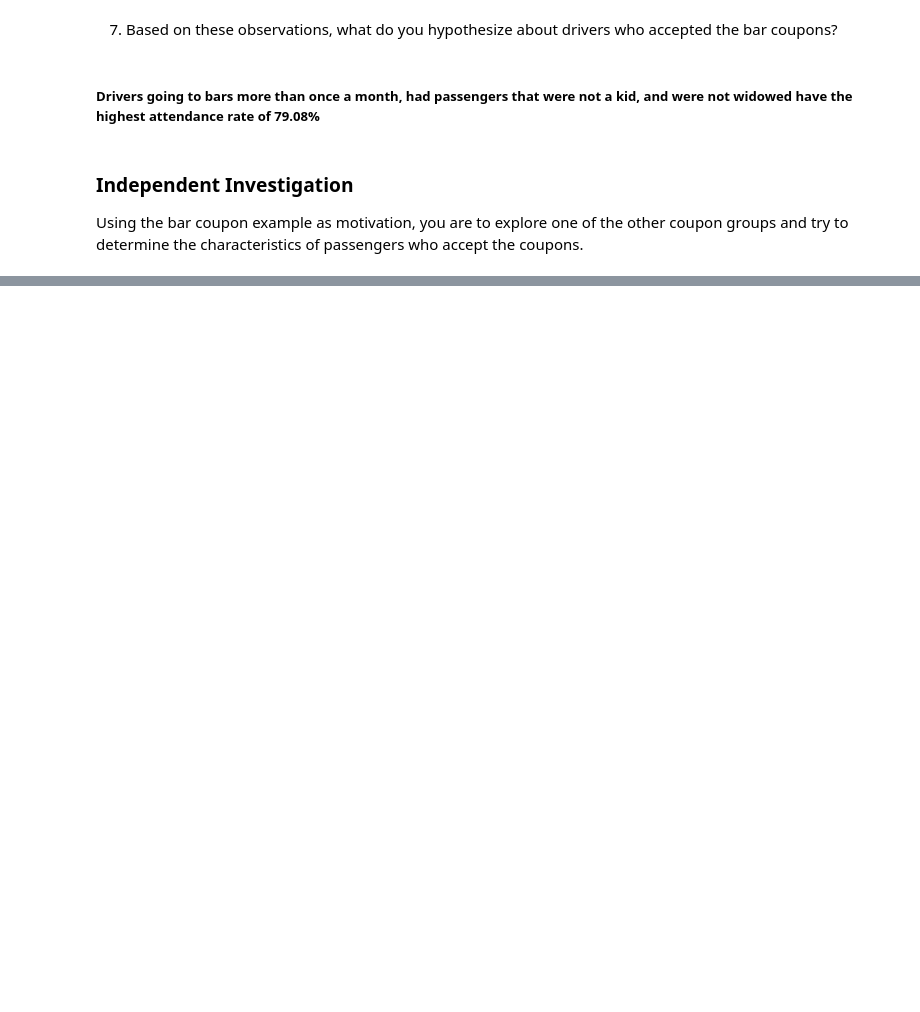
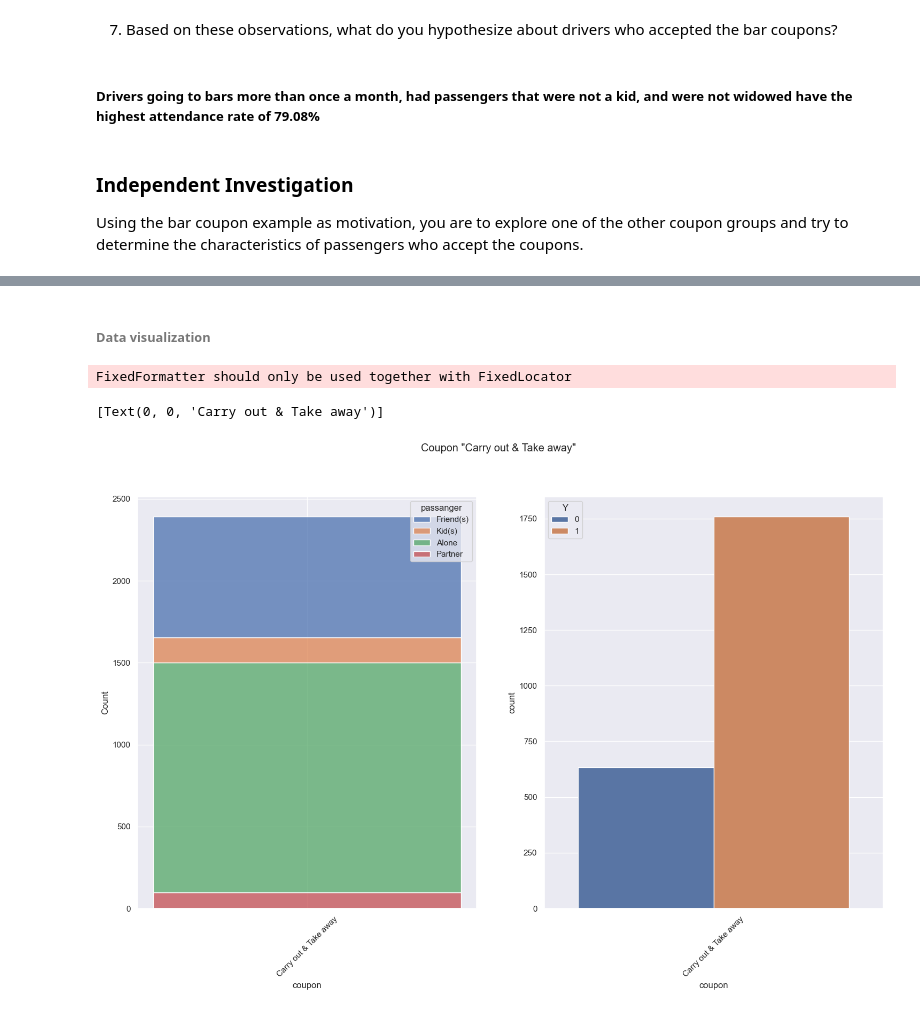
Before and after one commit to PlamenStilyianov/Professional_Certificate_in_ML_and_AI, a Jupyter notebook: Module5/prompt.ipynb, the cells around one changed output, grey strips where cells are left out. Saved outputs shown, nothing was run; the diff lists cells and outputs as text; code cells hidden in the pictures; blank space fills up the shorter version.

```diff
--- a/Module5/prompt.ipynb
+++ b/Module5/prompt.ipynb
@@ -508,0 +519,4 @@ Using the bar coupon example as motivation, you are to explore one of the other
+# %%
+df_carry = df_new.loc[df_new['coupon'] == 'Carry out & Take away']
+df_carry_y = df_carry.loc[df_carry['Y'] == 1]
+df_carry
@@ -508,0 +537,14 @@ Using the bar coupon example as motivation, you are to explore one of the other
+# %% [markdown]
+###### Data visualization
+# %%
+fig, axes = plt.subplots(1, 2, figsize=(18, 10))
+fig.suptitle('Coupon "Carry out & Take away"')
+df_coupon = df_carry.groupby('passanger', group_keys=True).apply(lambda x:x)[['passanger','coupon']]
+chart=sns.histplot(ax=axes[0], data=df_carry, x="coupon", hue="passanger", multiple="stack")
+chart.set_xticklabels(chart.get_xticklabels(), rotation=45)
+chart1=sns.countplot(ax=axes[1], data=df_carry, x='coupon', hue='Y')
+chart1.set_xticklabels(chart1.get_xticklabels(), rotation=45)
+# %% [output]
+FixedFormatter should only be used together with FixedLocator
+[Text(0, 0, 'Carry out & Take away')]
+[figure, added]
```
Also changed, not shown: parts of 31 cells of this notebook.
